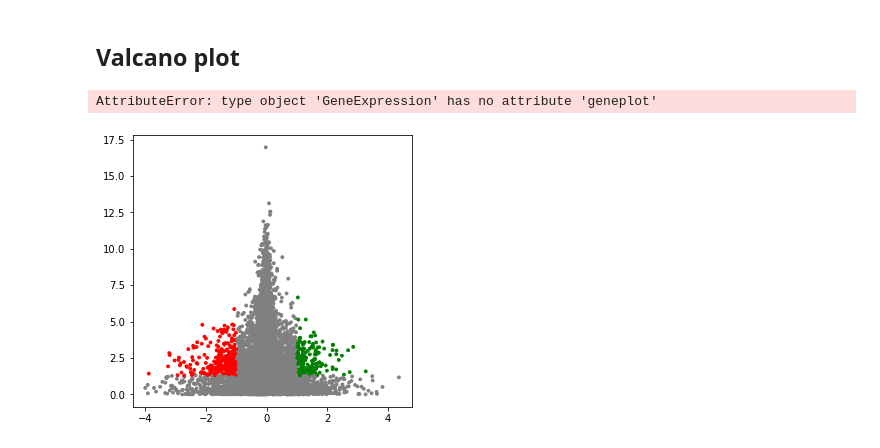
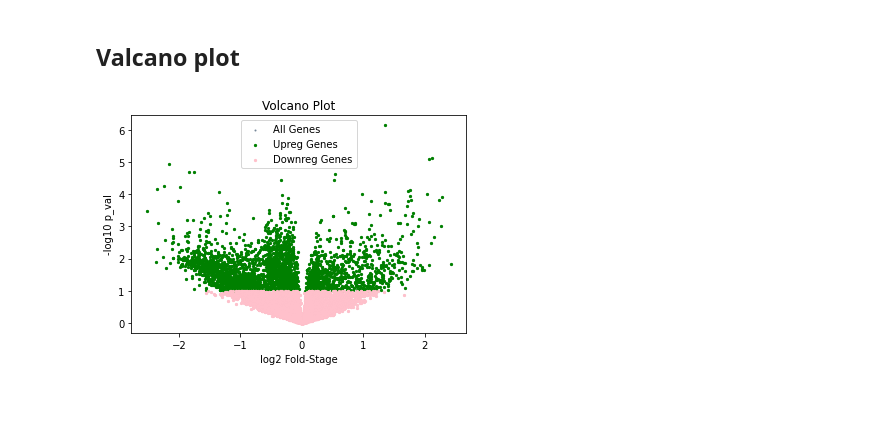
Before and after one commit to Hkhaira1/qbb2021-answers, a Jupyter notebook: week9/Gene_expression.ipynb, the cells around one changed output. Drawn from its saved outputs; the diff is of its cells as text; code cells hidden in the pictures; blank space fills up the shorter version.

```diff
--- a/week9/Gene_expression.ipynb
+++ b/week9/Gene_expression.ipynb
@@ -510,8 +458,38 @@ import bioinfokit
 # %%
 
-vol = pd.DataFrame(list(zip(slope, p_val)),columns =['slopes', 'p_values'])
+#vol = pd.DataFrame(list(zip(slope, p_val)),columns =['slopes', 'p_values'])
 
-bioinfokit.visuz.GeneExpression.volcano(df=vol, lfc='slopes', pv='p_values', show=True, pv_thr=(0.05, 0.05))
+#bioinfokit.visuz.GeneExpression.volcano(df=vol, lfc='slopes', pv='p_values', show=True, pv_thr=(0.05, 0.05))
-# %% [output]
-AttributeError: type object 'GeneExpression' has no attribute 'geneplot'
-[figure, removed]
+# %%
+log10_pval_upreg = []
+log10_pval_sex = []
+log10_pval_downreg = []
+beta_upreg = []
+beta_downreg = []
+
+for i in range(len(pval_sex)):
+    log10_pval_sex.append(-np.log10(pval_sex[i]))
+
+    if pval_sex[i] < 0.1:
+        beta_upreg.append(beta_sex[i])
+        log10_pval_upreg.append(-np.log10(pval_sex[i]))
+
+    if pval_sex[i] > 0.1:
+        beta_downreg.append(beta_sex[i])
+        log10_pval_downreg.append(-np.log10(pval_sex[i]))
+
+log10_pval_sex
+
+fig, ax = plt.subplots()
+
+ax.scatter(beta_sex, log10_pval_sex, s = 1, color = 'lightslategrey', label = 'All Genes')
+ax.scatter(beta_upreg, log10_pval_upreg, s = 5, color = 'green', label = 'Upreg Genes')
+ax.scatter(beta_downreg, log10_pval_downreg, s = 5, color = 'pink', label = 'Downreg Genes')
+ax.set_title('Volcano Plot')
+ax.set_xlabel('log2 Fold-Stage')
+ax.set_ylabel('-log10 p_val')
+ax.legend()
+
+plt.show()
+# %% [output]
+[figure, added]
```
Also changed, not shown: parts of 26 cells of this notebook.
